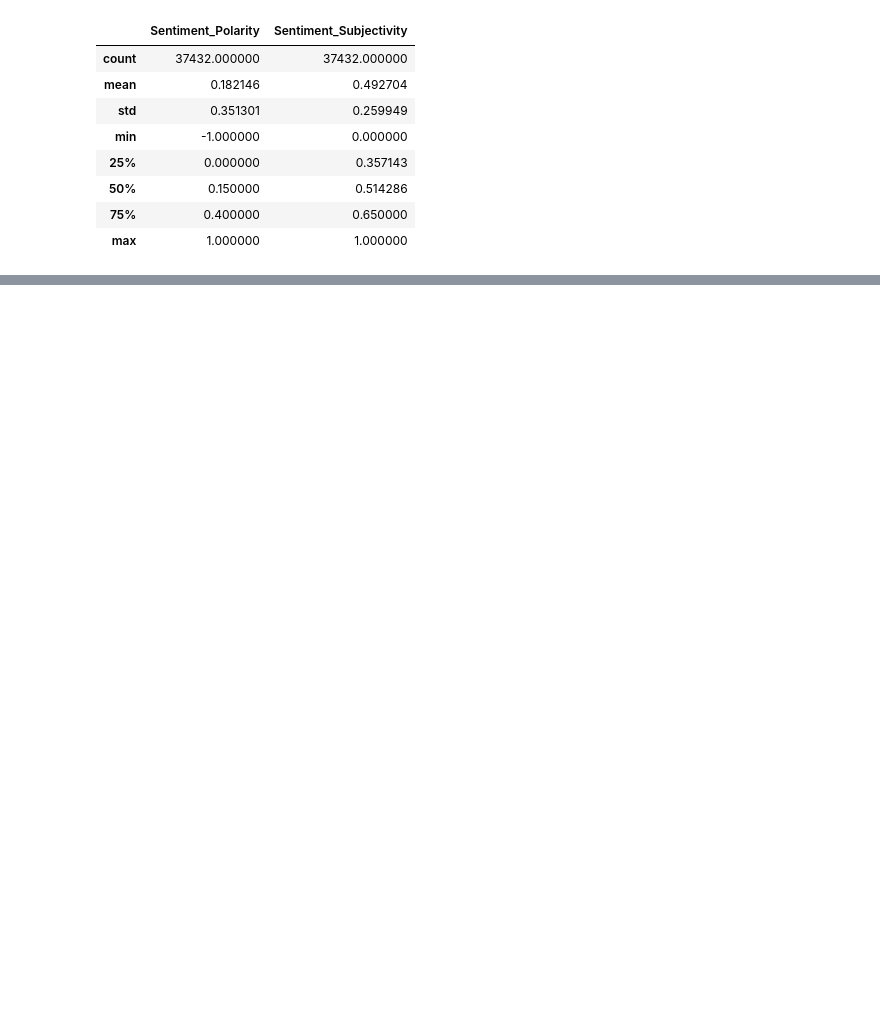
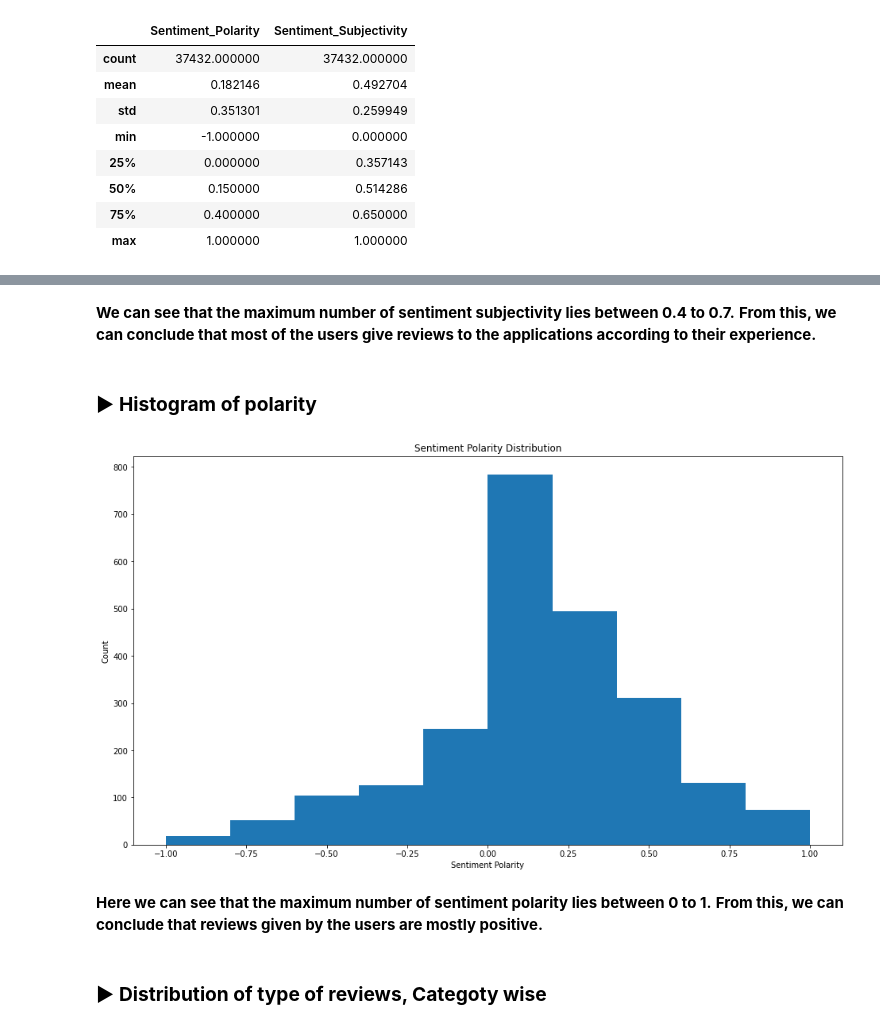
Before and after one commit to SairajNeelam/EDA---Google-Play-Store, a Jupyter notebook: EDA_Google_Play_Store_App.ipynb, the cells around one changed output, grey strips where cells are left out. Drawn from its saved outputs; the diff is of its cells as text; code cells hidden in the pictures; blank space fills up the shorter version.

```diff
--- a/EDA_Google_Play_Store_App.ipynb
+++ b/EDA_Google_Play_Store_App.ipynb
@@ -1245,0 +1368,20 @@ merged_df.dropna(axis=0,inplace=True)
+# %% [markdown]
+**We can see that the maximum number of sentiment subjectivity lies between 0.4 to 0.7.**
+**From this, we can conclude that most of the users give reviews to the applications according to their experience.**
+# %% [markdown]
+### ▶ **Histogram of polarity**
+# %%
+# Plotting the histogram representing the sentiment polarity distribution
+plt.figure(figsize=(16,9))
+plt.hist(merged_df['Sentiment_Polarity'])
+plt.xlabel("Sentiment Polarity")
+plt.ylabel("Count")
+plt.title("Sentiment Polarity Distribution")
+plt.show()
+# %% [output]
+[figure, added]
+# %% [markdown]
+**Here we can see that the maximum number of sentiment polarity lies between 0 to 1.**
+**From this, we can conclude that reviews given by the users are mostly positive.**
+# %% [markdown]
+### ▶ **Distribution of type of reviews, Categoty wise**
```
Also changed, not shown: parts of 32 cells of this notebook.
